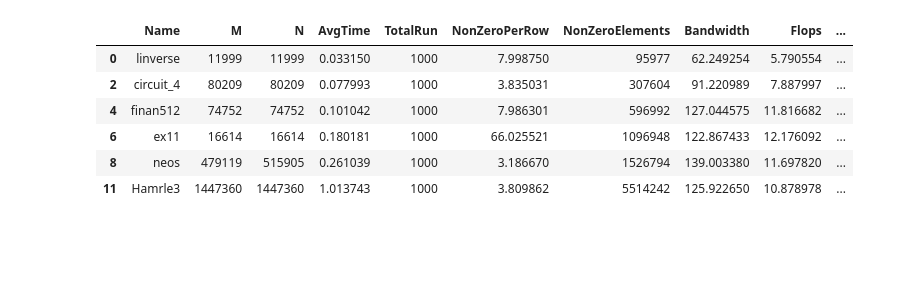
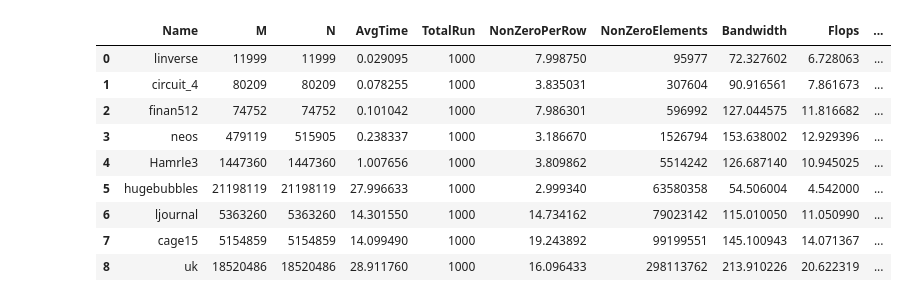
Before and after one commit to marufdsi/Benchmark_SpMV_using_CSR5, a Jupyter notebook: CSR5_SpMV_GPU_Plots.ipynb, the cells around one changed output. Drawn from its saved outputs; the diff is of its cells as text; code cells hidden in the pictures; blank space fills up the shorter version.

```diff
--- a/CSR5_SpMV_GPU_Plots.ipynb
+++ b/CSR5_SpMV_GPU_Plots.ipynb
@@ -23,19 +23,26 @@ color_list3 = ['#a6cee3', '#1f78b4', '#b2df8a', '#33a02c', '#fb9a99', '#e31a1c']
 # %%
 pdf = matplotlib.backends.backend_pdf.PdfPages("CSR5_SpMV_Performance_on_GPU.pdf")
 data = pd.read_csv("CSR5_cuda/CSR5_SpMV_on_GPU.csv")
+
+data = data[data["ValueType"] == 8]
+data = data[data["Partition"] != 1024]
+data = data.groupby('Name').mean()
+data = data.reset_index()
 data = data.sort_values(by=["NonZeroElements"])
 data = data.reset_index(drop=True)
-data = data[data["ValueType"] == 8]
-ax = data.plot(kind="line", x="NonZeroElements", y="AvgTime")
+ax = data.plot(kind="line", marker='o', x="NonZeroElements", y="AvgTime", figsize=(20,6))
 # pdf.savefig(bbox_inches = 'tight')
 pdf.close()
 data
 # %% [output]
 |  | Name | M | N | AvgTime | TotalRun | NonZeroPerRow | NonZeroElements | Bandwidth | Flops | ... |
-| 0 | linverse | 11999 | 11999 | 0.033150 | 1000 | 7.998750 | 95977 | 62.249254 | 5.790554 | ... |
-| 2 | circuit_4 | 80209 | 80209 | 0.077993 | 1000 | 3.835031 | 307604 | 91.220989 | 7.887997 | ... |
-| 4 | finan512 | 74752 | 74752 | 0.101042 | 1000 | 7.986301 | 596992 | 127.044575 | 11.816682 | ... |
-| 6 | ex11 | 16614 | 16614 | 0.180181 | 1000 | 66.025521 | 1096948 | 122.867433 | 12.176092 | ... |
-| 8 | neos | 479119 | 515905 | 0.261039 | 1000 | 3.186670 | 1526794 | 139.003380 | 11.697820 | ... |
-| 11 | Hamrle3 | 1447360 | 1447360 | 1.013743 | 1000 | 3.809862 | 5514242 | 125.922650 | 10.878978 | ... |
+| 0 | linverse | 11999 | 11999 | 0.029095 | 1000 | 7.998750 | 95977 | 72.327602 | 6.728063 | ... |
+| 1 | circuit_4 | 80209 | 80209 | 0.078255 | 1000 | 3.835031 | 307604 | 90.916561 | 7.861673 | ... |
+| 2 | finan512 | 74752 | 74752 | 0.101042 | 1000 | 7.986301 | 596992 | 127.044575 | 11.816682 | ... |
+| 3 | neos | 479119 | 515905 | 0.238337 | 1000 | 3.186670 | 1526794 | 153.638002 | 12.929396 | ... |
+| 4 | Hamrle3 | 1447360 | 1447360 | 1.007656 | 1000 | 3.809862 | 5514242 | 126.687140 | 10.945025 | ... |
+| 5 | hugebubbles | 21198119 | 21198119 | 27.996633 | 1000 | 2.999340 | 63580358 | 54.506004 | 4.542000 | ... |
+| 6 | ljournal | 5363260 | 5363260 | 14.301550 | 1000 | 14.734162 | 79023142 | 115.010050 | 11.050990 | ... |
+| 7 | cage15 | 5154859 | 5154859 | 14.099490 | 1000 | 19.243892 | 99199551 | 145.100943 | 14.071367 | ... |
+| 8 | uk | 18520486 | 18520486 | 28.911760 | 1000 | 16.096433 | 298113762 | 213.910226 | 20.622319 | ... |
 [drawing not drawn]
```
Also changed, not shown: 1 other file.
